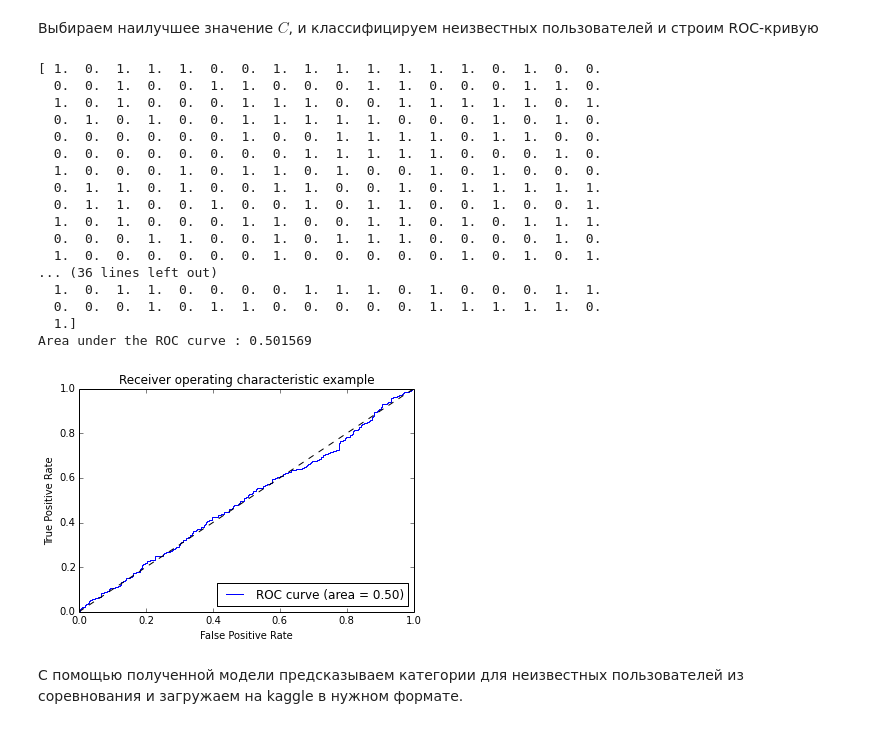
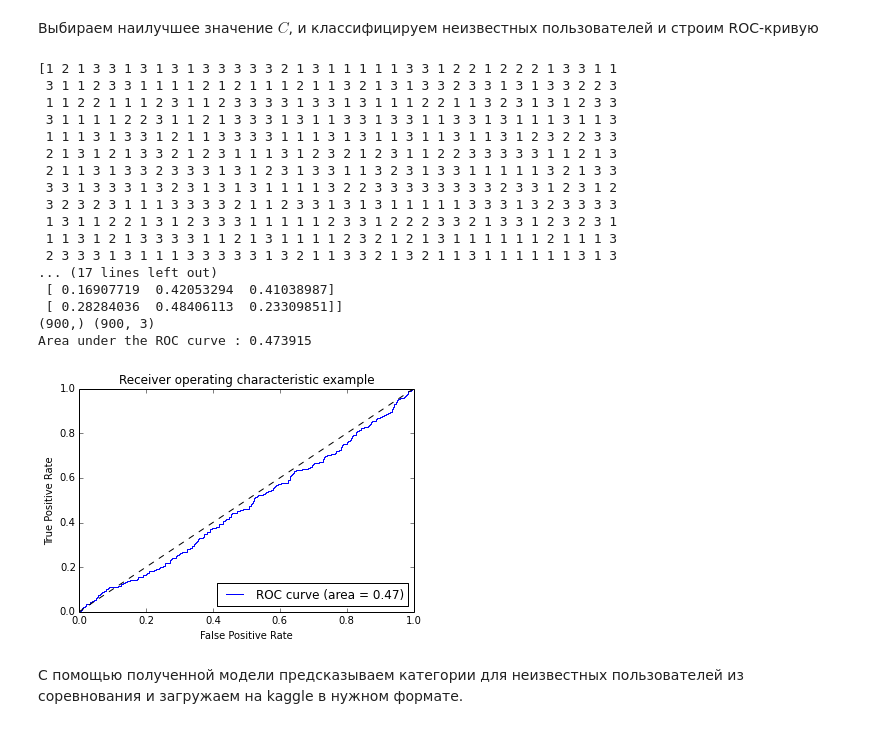
Before and after one commit to anokhin/sfera-dm, a Jupyter notebook: iter4/project/homework-5.ipynb, the cells around one changed output. Drawn from its saved outputs; the diff is of its cells as text; code cells hidden in the pictures.

```diff
--- a/iter4/project/homework-5.ipynb
+++ b/iter4/project/homework-5.ipynb
@@ -39,0 +33,15 @@ Resulting training set for 3 class: (3001x70832) feature matrix, 3001 target vec
+# %%
+def f(x):
+    if x[0] == 1:
+        return 1
+    if x[1] == 1:
+        return 2
+    if x[2] == 1:
+        return 3
+
+
+print df_users[['is_1', 'is_2', 'is_3']]
+print X.todense()
+
+Y = df_users[['is_1', 'is_2', 'is_3']].apply(f, axis=1)
+print "Resulting training set: (%dx%d) feature matrix, %d target vector" % (X.shape[0], X.shape[1], Y.shape[0])
@@ -85,7 +111,8 @@ class LogisticRegression():
 
     def predict_proba(self, X):
         import numpy.random as nr
-        return nr.random((X.shape[0], 2))
+        p = nr.random((X.shape[0], 3))
+        return p / p.sum(axis=1)[:, np.newaxis]
 # %% [markdown]
 Реализуем метрику качества, используемую в соревновании: площадь под ROC кривой
 # %%
@@ -113,41 +140,47 @@ for i, (train, test) in enumerate(skf):
 # %% [markdown]
 Выбираем наилучшее значение $C$, и классифицируем неизвестных пользователей и строим ROC-кривую
 # %%
-X_train, X_test, Y_train, Y_test = cv.train_test_split(X1, Y_1, test_size=0.3)
+
+X_train, X_test, Y_train, Y_test = cv.train_test_split(X1[1:], Y, test_size=0.3)
 Y_prob = LogisticRegression().fit(X_train, Y_train).predict_proba(X_test)
-fpr, tpr, thresholds = sm.roc_curve(Y_test, Y_prob[:, 1])
+
+print Y_test, Y_prob
+print Y_test.shape, Y_prob.shape
+
+
+fpr, tpr, thresholds = sm.roc_curve(Y_test, Y_prob[:, 0], pos_label=1)
 roc_auc = sm.auc(fpr, tpr)
 print "Area under the ROC curve : %f" % roc_auc
 
 # Plot ROC curve
 pl.clf()
 pl.plot(fpr, tpr, label='ROC curve (area = %0.2f)' % roc_auc)
 pl.plot([0, 1], [0, 1], 'k--')
 pl.xlim([0.0, 1.0])
 pl.ylim([0.0, 1.0])
 pl.xlabel('False Positive Rate')
 pl.ylabel('True Positive Rate')
 pl.title('Receiver operating characteristic example')
 pl.legend(loc="lower right")
 pl.show()
 # %% [output]
-[ 1.  0.  1.  1.  1.  0.  0.  1.  1.  1.  1.  1.  1.  1.  0.  1.  0.  0.
-  0.  0.  1.  0.  0.  1.  1.  0.  0.  0.  1.  1.  0.  0.  0.  1.  1.  0.
-  1.  0.  1.  0.  0.  0.  1.  1.  1.  0.  0.  1.  1.  1.  1.  1.  0.  1.
-  0.  1.  0.  1.  0.  0.  1.  1.  1.  1.  1.  0.  0.  0.  1.  0.  1.  0.
-  0.  0.  0.  0.  0.  0.  1.  0.  0.  1.  1.  1.  1.  0.  1.  1.  0.  0.
-  0.  0.  0.  0.  0.  0.  0.  0.  1.  1.  1.  1.  1.  0.  0.  0.  1.  0.
-  1.  0.  0.  0.  1.  0.  1.  1.  0.  1.  0.  0.  1.  0.  1.  0.  0.  0.
-  0.  1.  1.  0.  1.  0.  0.  1.  1.  0.  0.  1.  0.  1.  1.  1.  1.  1.
-  0.  1.  1.  0.  0.  1.  0.  0.  1.  0.  1.  1.  0.  0.  1.  0.  0.  1.
-  1.  0.  1.  0.  0.  0.  1.  1.  0.  0.  1.  1.  0.  1.  0.  1.  1.  1.
-  0.  0.  0.  1.  1.  0.  0.  1.  0.  1.  1.  1.  0.  0.  0.  0.  1.  0.
-  1.  0.  0.  0.  0.  0.  0.  1.  0.  0.  0.  0.  0.  1.  0.  1.  0.  1.
-... (36 lines left out)
-  1.  0.  1.  1.  0.  0.  0.  0.  1.  1.  1.  0.  1.  0.  0.  0.  1.  1.
-  0.  0.  0.  1.  0.  1.  1.  0.  0.  0.  0.  0.  1.  1.  1.  1.  1.  0.
-  1.]
-Area under the ROC curve : 0.501569
+[1 2 1 3 3 1 3 1 3 1 3 3 3 3 3 2 1 3 1 1 1 1 1 3 3 1 2 2 1 2 2 2 1 3 3 1 1
+ 3 1 1 2 3 3 1 1 1 1 2 1 2 1 1 1 2 1 1 3 2 1 3 1 3 3 2 3 3 1 3 1 3 3 2 2 3
+ 1 1 2 2 1 1 1 2 3 1 1 2 3 3 3 3 1 3 3 1 3 1 1 1 2 2 1 1 3 2 3 1 3 1 2 3 3
+ 3 1 1 1 1 2 2 3 1 1 2 1 3 3 3 1 3 1 1 3 3 1 3 3 1 1 3 3 1 3 1 1 1 3 1 1 3
+ 1 1 1 3 1 3 3 1 2 1 1 3 3 3 3 1 1 1 3 1 3 1 1 3 1 1 3 1 1 3 1 2 3 2 2 3 3
+ 2 1 3 1 2 1 3 3 2 1 2 3 1 1 1 3 1 2 3 2 1 2 3 1 1 2 2 3 3 3 3 3 1 1 2 1 3
+ 2 1 1 3 1 3 3 2 3 3 3 1 3 1 2 3 1 3 3 1 1 3 2 3 1 3 3 1 1 1 1 1 3 2 1 3 3
+ 3 3 1 3 3 3 1 3 2 3 1 3 1 3 1 1 1 1 3 2 2 3 3 3 3 3 3 3 3 2 3 3 1 2 3 1 2
+ 3 2 3 2 3 1 1 1 3 3 3 3 2 1 1 2 3 3 1 3 1 3 1 1 1 1 1 3 3 3 1 3 2 3 3 3 3
+ 1 3 1 1 2 2 1 3 1 2 3 3 3 1 1 1 1 1 2 3 3 1 2 2 2 3 3 2 1 3 3 1 2 3 2 3 1
+ 1 1 3 1 2 1 3 3 3 3 1 1 2 1 3 1 1 1 1 2 3 2 1 2 1 3 1 1 1 1 1 1 2 1 1 1 3
+ 2 3 3 3 1 3 1 1 1 3 3 3 3 3 1 3 2 1 1 3 3 2 1 3 2 1 1 3 1 1 1 1 1 1 3 1 3
+... (17 lines left out)
+ [ 0.16907719  0.42053294  0.41038987]
+ [ 0.28284036  0.48406113  0.23309851]]
+(900,) (900, 3)
+Area under the ROC curve : 0.473915
-[figure, old version]
+[figure, new version]
 # %% [markdown]
 С помощью полученной модели предсказываем категории для неизвестных пользователей из соревнования и загружаем на kaggle в нужном формате.
```
Also changed, not shown: parts of 7 cells of this notebook, 1 other file.
